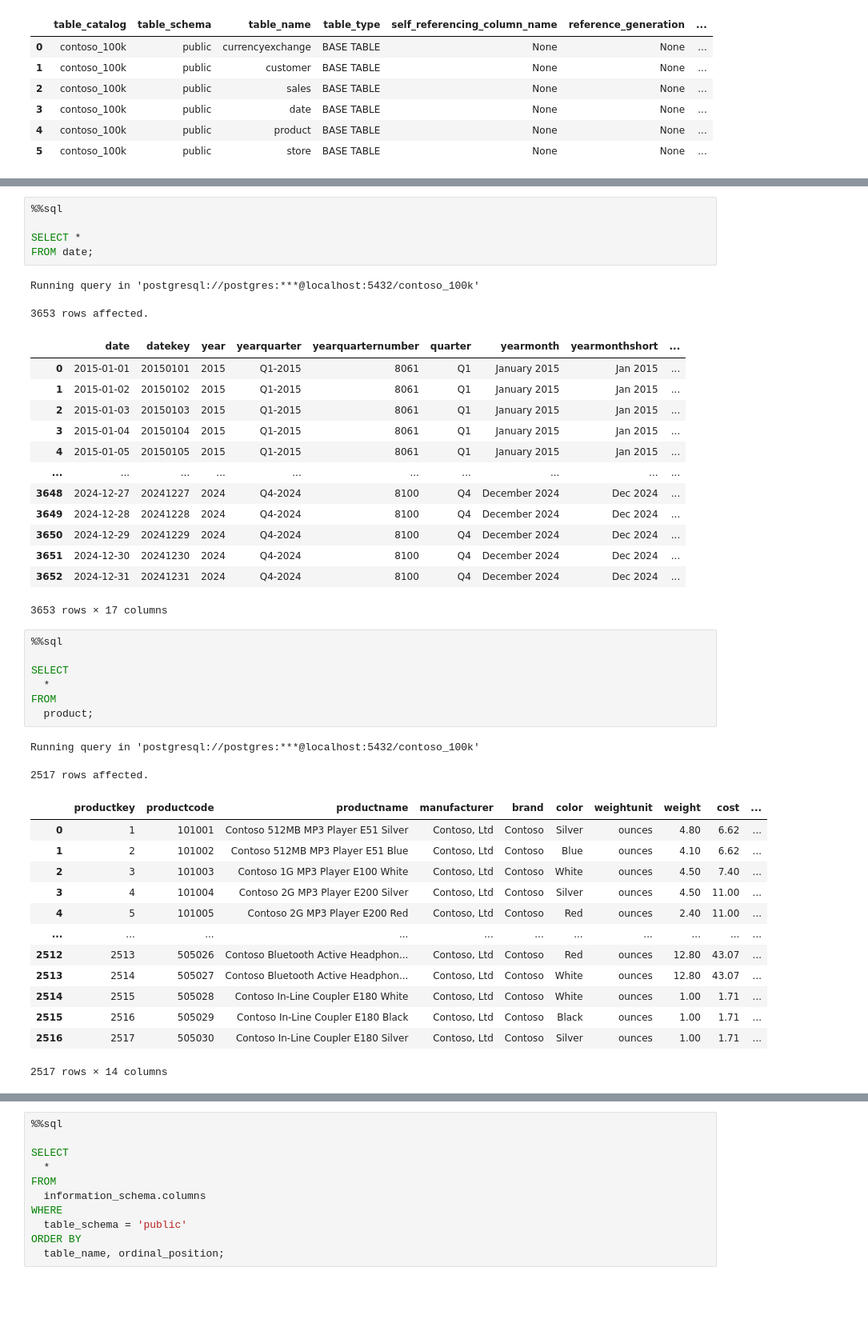
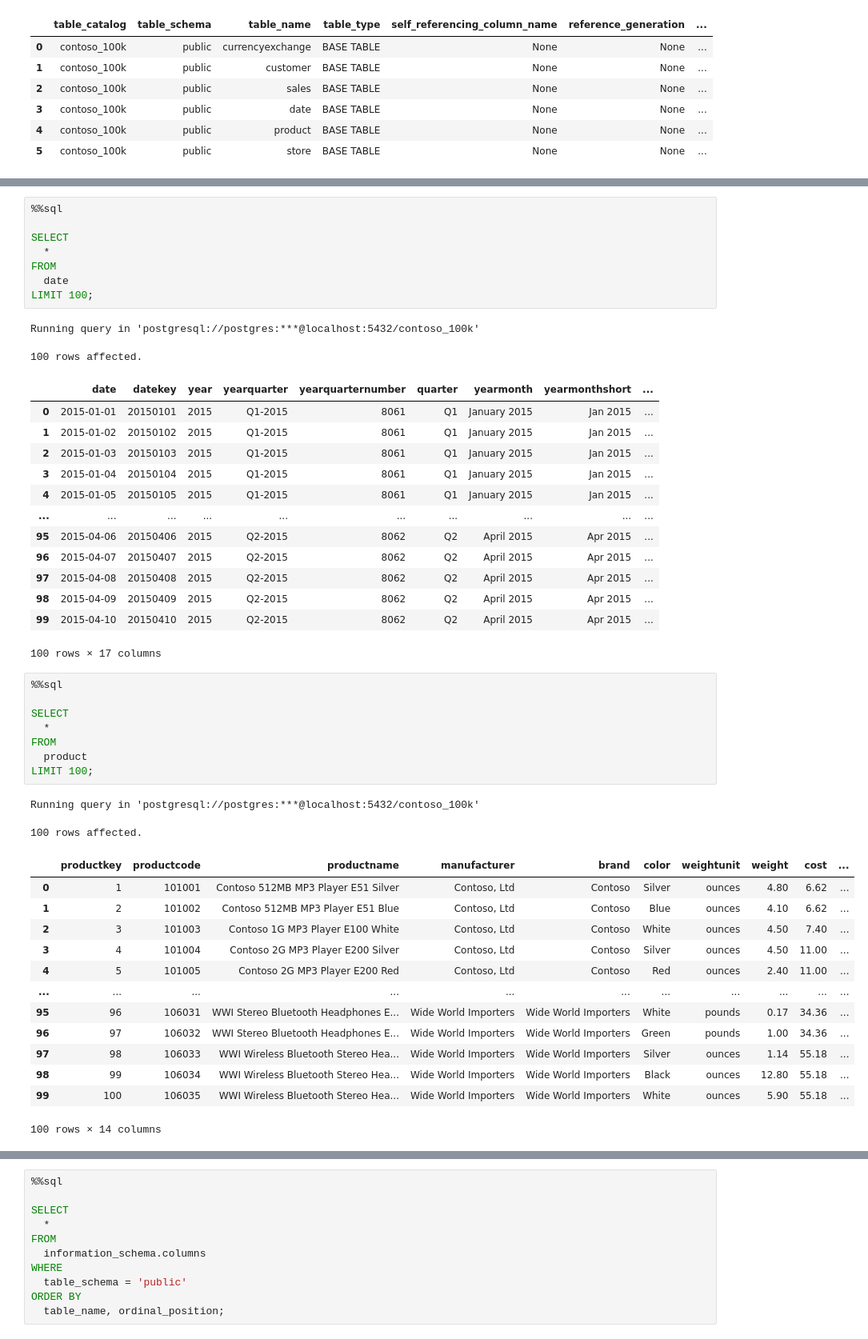
Before and after one commit to yuanzhou-lab/Intermediate_SQL_Course_Luke_Barousse, a Jupyter notebook: scripts/EDA_Contoso.ipynb, the cells around one changed output, grey strips where cells are left out. Shown at 80% size. Saved outputs shown, nothing was run; the diff lists cells and outputs as text; blank space fills up the shorter version.

```diff
--- a/scripts/EDA_Contoso.ipynb
+++ b/scripts/EDA_Contoso.ipynb
@@ -136,11 +145,14 @@ Running query in 'postgresql://postgres:***@localhost:5432/contoso_100k'
 # %%
 %%sql
 
-SELECT *
-FROM date;
+SELECT
+  *
+FROM
+  date
+LIMIT 100;
 # %% [output]
 Running query in 'postgresql://postgres:***@localhost:5432/contoso_100k'
-3653 rows affected.
+100 rows affected.
 |  | date | datekey | year | yearquarter | yearquarternumber | quarter | yearmonth | yearmonthshort | ... |
 | 0 | 2015-01-01 | 20150101 | 2015 | Q1-2015 | 8061 | Q1 | January 2015 | Jan 2015 | ... |
 | 1 | 2015-01-02 | 20150102 | 2015 | Q1-2015 | 8061 | Q1 | January 2015 | Jan 2015 | ... |
@@ -148,35 +160,36 @@ Running query in 'postgresql://postgres:***@localhost:5432/contoso_100k'
 | 3 | 2015-01-04 | 20150104 | 2015 | Q1-2015 | 8061 | Q1 | January 2015 | Jan 2015 | ... |
 | 4 | 2015-01-05 | 20150105 | 2015 | Q1-2015 | 8061 | Q1 | January 2015 | Jan 2015 | ... |
 | ... | ... | ... | ... | ... | ... | ... | ... | ... | ... |
-| 3648 | 2024-12-27 | 20241227 | 2024 | Q4-2024 | 8100 | Q4 | December 2024 | Dec 2024 | ... |
-| 3649 | 2024-12-28 | 20241228 | 2024 | Q4-2024 | 8100 | Q4 | December 2024 | Dec 2024 | ... |
-| 3650 | 2024-12-29 | 20241229 | 2024 | Q4-2024 | 8100 | Q4 | December 2024 | Dec 2024 | ... |
-| 3651 | 2024-12-30 | 20241230 | 2024 | Q4-2024 | 8100 | Q4 | December 2024 | Dec 2024 | ... |
-| 3652 | 2024-12-31 | 20241231 | 2024 | Q4-2024 | 8100 | Q4 | December 2024 | Dec 2024 | ... |
+| 95 | 2015-04-06 | 20150406 | 2015 | Q2-2015 | 8062 | Q2 | April 2015 | Apr 2015 | ... |
+| 96 | 2015-04-07 | 20150407 | 2015 | Q2-2015 | 8062 | Q2 | April 2015 | Apr 2015 | ... |
+| 97 | 2015-04-08 | 20150408 | 2015 | Q2-2015 | 8062 | Q2 | April 2015 | Apr 2015 | ... |
+| 98 | 2015-04-09 | 20150409 | 2015 | Q2-2015 | 8062 | Q2 | April 2015 | Apr 2015 | ... |
+| 99 | 2015-04-10 | 20150410 | 2015 | Q2-2015 | 8062 | Q2 | April 2015 | Apr 2015 | ... |
-3653 rows × 17 columns
+100 rows × 17 columns
 # %%
 %%sql
 
 SELECT
   *
 FROM
-  product;
+  product
+LIMIT 100;
 # %% [output]
 Running query in 'postgresql://postgres:***@localhost:5432/contoso_100k'
-2517 rows affected.
+100 rows affected.
 |  | productkey | productcode | productname | manufacturer | brand | color | weightunit | weight | cost | ... |
 | 0 | 1 | 101001 | Contoso 512MB MP3 Player E51 Silver | Contoso, Ltd | Contoso | Silver | ounces | 4.80 | 6.62 | ... |
 | 1 | 2 | 101002 | Contoso 512MB MP3 Player E51 Blue | Contoso, Ltd | Contoso | Blue | ounces | 4.10 | 6.62 | ... |
 | 2 | 3 | 101003 | Contoso 1G MP3 Player E100 White | Contoso, Ltd | Contoso | White | ounces | 4.50 | 7.40 | ... |
 | 3 | 4 | 101004 | Contoso 2G MP3 Player E200 Silver | Contoso, Ltd | Contoso | Silver | ounces | 4.50 | 11.00 | ... |
 | 4 | 5 | 101005 | Contoso 2G MP3 Player E200 Red | Contoso, Ltd | Contoso | Red | ounces | 2.40 | 11.00 | ... |
 | ... | ... | ... | ... | ... | ... | ... | ... | ... | ... | ... |
-| 2512 | 2513 | 505026 | Contoso Bluetooth Active Headphon... | Contoso, Ltd | Contoso | Red | ounces | 12.80 | 43.07 | ... |
-| 2513 | 2514 | 505027 | Contoso Bluetooth Active Headphon... | Contoso, Ltd | Contoso | White | ounces | 12.80 | 43.07 | ... |
-| 2514 | 2515 | 505028 | Contoso In-Line Coupler E180 White | Contoso, Ltd | Contoso | White | ounces | 1.00 | 1.71 | ... |
-| 2515 | 2516 | 505029 | Contoso In-Line Coupler E180 Black | Contoso, Ltd | Contoso | Black | ounces | 1.00 | 1.71 | ... |
-| 2516 | 2517 | 505030 | Contoso In-Line Coupler E180 Silver | Contoso, Ltd | Contoso | Silver | ounces | 1.00 | 1.71 | ... |
+| 95 | 96 | 106031 | WWI Stereo Bluetooth Headphones E... | Wide World Importers | Wide World Importers | White | pounds | 0.17 | 34.36 | ... |
+| 96 | 97 | 106032 | WWI Stereo Bluetooth Headphones E... | Wide World Importers | Wide World Importers | Green | pounds | 1.00 | 34.36 | ... |
+| 97 | 98 | 106033 | WWI Wireless Bluetooth Stereo Hea... | Wide World Importers | Wide World Importers | Silver | ounces | 1.14 | 55.18 | ... |
+| 98 | 99 | 106034 | WWI Wireless Bluetooth Stereo Hea... | Wide World Importers | Wide World Importers | Black | ounces | 12.80 | 55.18 | ... |
+| 99 | 100 | 106035 | WWI Wireless Bluetooth Stereo Hea... | Wide World Importers | Wide World Importers | White | ounces | 5.90 | 55.18 | ... |
-2517 rows × 14 columns
+100 rows × 14 columns
 # %%
 %%sql
 
```
Also changed, not shown: parts of 5 cells of this notebook.
